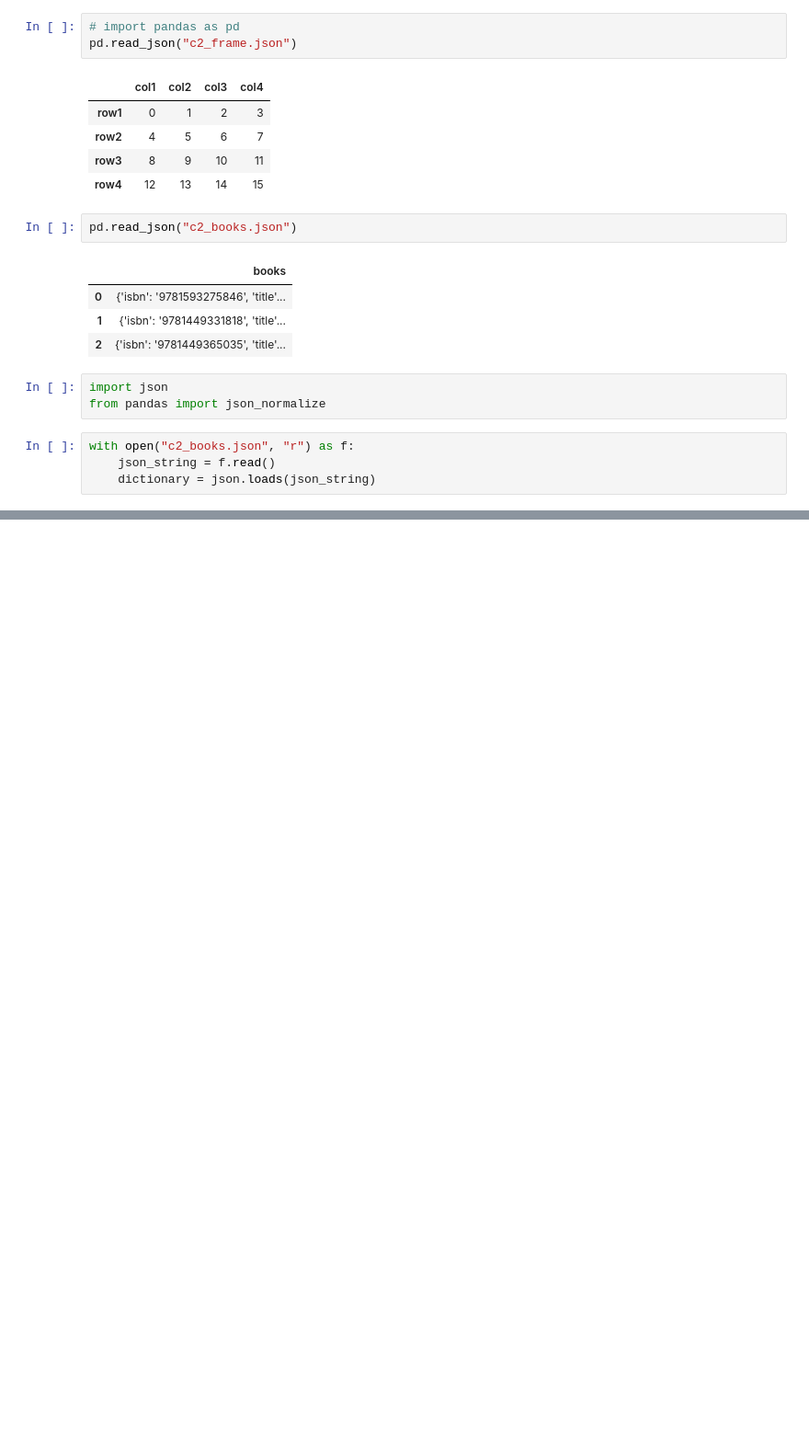
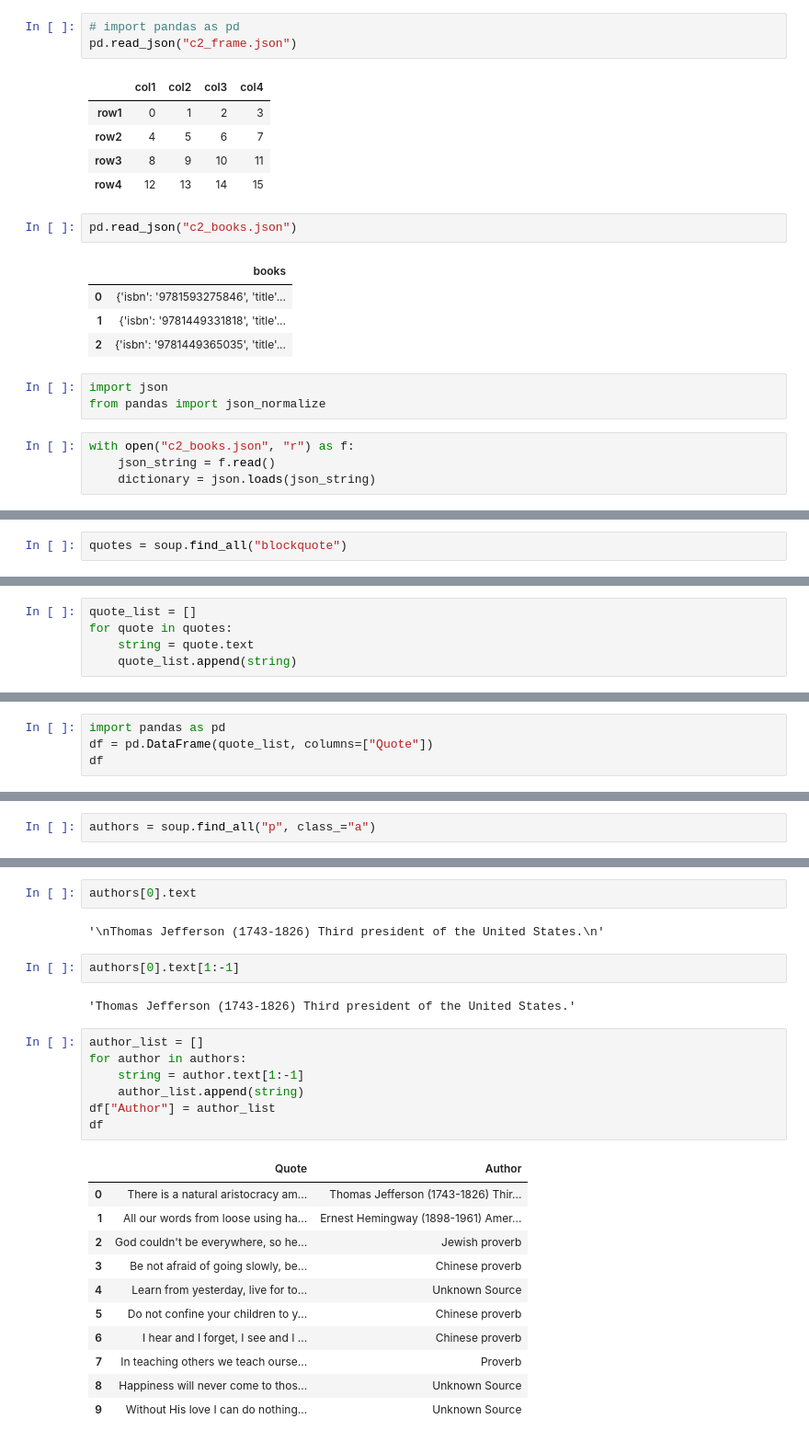
Before and after one commit to maungmoemyint/course2subject02, a Jupyter notebook: course2subject03unit02.ipynb, the cells around one changed output, grey strips where cells are left out. Shown: that part at 92% size. Saved outputs shown, nothing was run; the diff lists cells and outputs as text; blank space fills up the shorter version.

Commit message:
Web scrabing
HTML page to dataframe

```diff
--- a/course2subject03unit02.ipynb
+++ b/course2subject03unit02.ipynb
@@ -133,0 +154,2 @@ json_normalize(dictionary, 'books')
+# %%
+quotes = soup.find_all("blockquote")
@@ -133,0 +173,5 @@ json_normalize(dictionary, 'books')
+# %%
+quote_list = []
+for quote in quotes:
+    string = quote.text
+    quote_list.append(string)
@@ -133,0 +191,4 @@ json_normalize(dictionary, 'books')
+# %%
+import pandas as pd
+df = pd.DataFrame(quote_list, columns=["Quote"])
+df
@@ -133,0 +207,2 @@ json_normalize(dictionary, 'books')
+# %%
+authors = soup.find_all("p", class_="a")
@@ -133,0 +229,27 @@ json_normalize(dictionary, 'books')
+# %%
+authors[0].text
+# %% [output]
+'\nThomas Jefferson (1743-1826) Third president of the United States.\n'
+# %%
+authors[0].text[1:-1]
+# %% [output]
+'Thomas Jefferson (1743-1826) Third president of the United States.'
+# %%
+author_list = []
+for author in authors:
+    string = author.text[1:-1]
+    author_list.append(string)
+df["Author"] = author_list
+df
+# %% [output]
+|  | Quote | Author |
+| 0 | There is a natural aristocracy am... | Thomas Jefferson (1743-1826) Thir... |
+| 1 | All our words from loose using ha... | Ernest Hemingway (1898-1961) Amer... |
+| 2 | God couldn't be everywhere, so he... | Jewish proverb |
+| 3 | Be not afraid of going slowly, be... | Chinese proverb |
+| 4 | Learn from yesterday, live for to... | Unknown Source |
+| 5 | Do not confine your children to y... | Chinese proverb |
+| 6 | I hear and I forget, I see and I ... | Chinese proverb |
+| 7 | In teaching others we teach ourse... | Proverb |
+| 8 | Happiness will never come to thos... | Unknown Source |
+| 9 | Without His love I can do nothing... | Unknown Source |
```
Also changed, not shown: parts of 12 cells of this notebook, 1 other file.
